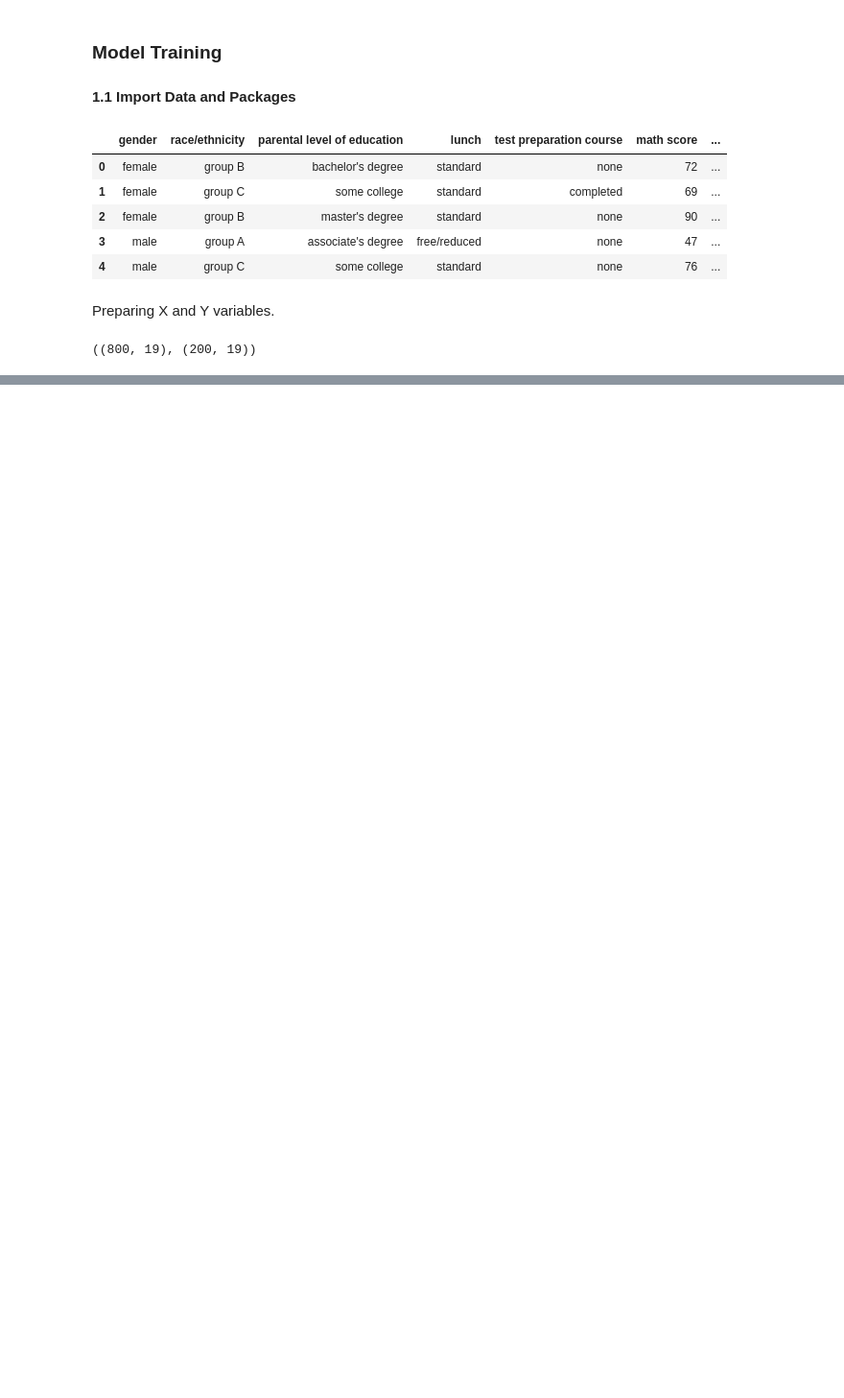
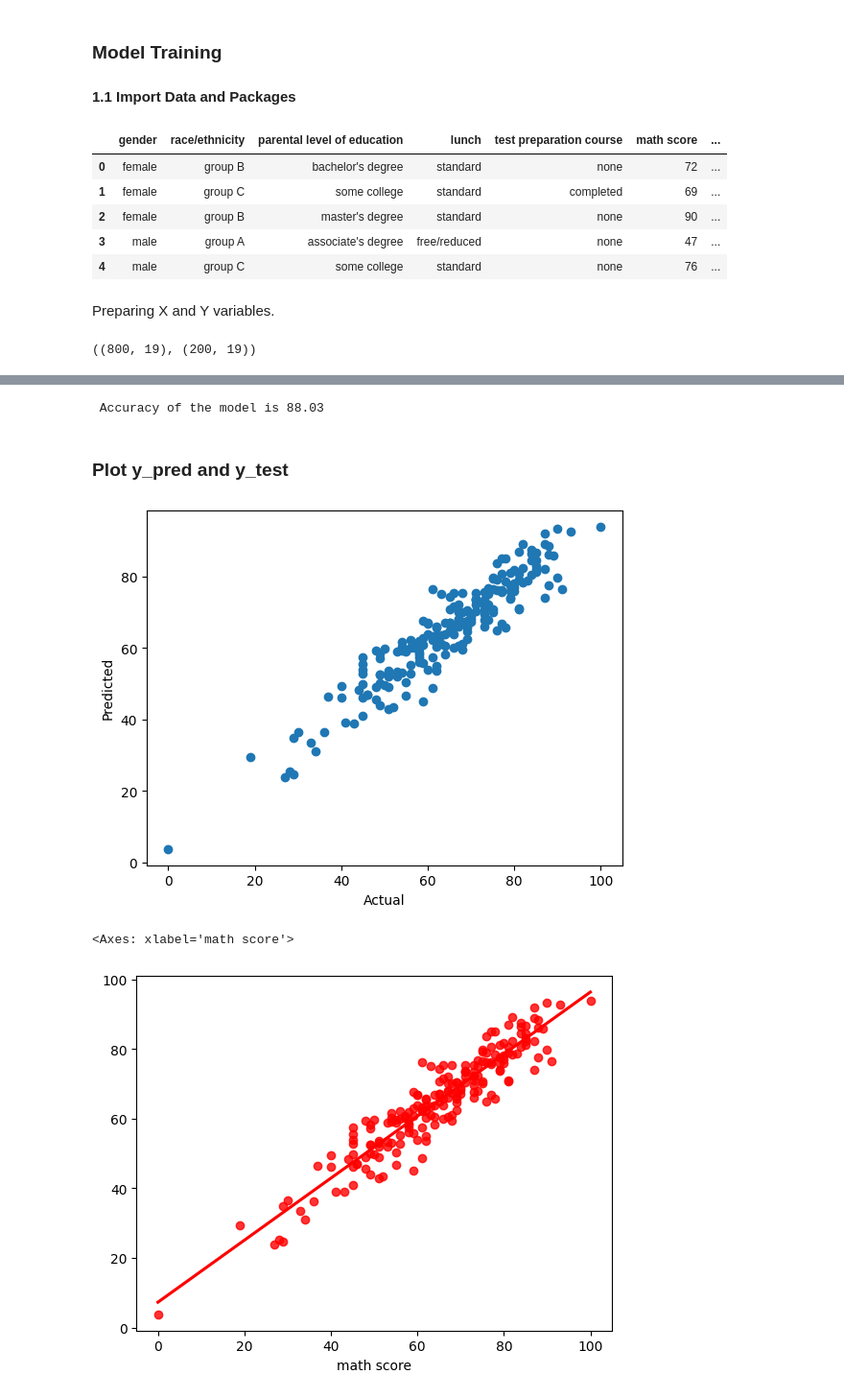
Before and after one commit to xHaoZhan/mlproject, a Jupyter notebook: notebook/Model Training.ipynb, the cells around one changed output, grey strips where cells are left out. Shown: that part at 96% size. Drawn from its saved outputs; the diff is of its cells as text; code cells hidden in the pictures; blank space fills up the shorter version.

Commit message:
EDA and Setting up training model

```diff
--- a/notebook/Model Training.ipynb
+++ b/notebook/Model Training.ipynb
@@ -66,7 +66,7 @@ X_train.shape, X_test.shape
 
 def evaluate_model(true_value, predicted_value):
     mae = mean_absolute_error(true_value, predicted_value)
-    mse = mean_square_error(true_value, predicted_value)
-    rmse = np.sqrt(mean_square_error(true_value, predicted_value))
+    mse = mean_squared_error(true_value, predicted_value)
+    rmse = np.sqrt(mean_squared_error(true_value, predicted_value))
     r2_sqr = r2_score(true_value, predicted_value)
-    return mae, mse, rmse, r2_sqr
+    return mae, rmse, r2_sqr
@@ -84,0 +152,22 @@ models = {
+# %%
+## Predict using linear regression
+lin_model = LinearRegression(fit_intercept=True)
+lin_model = lin_model.fit(X_train, y_train)
+y_pred = lin_model.predict(X_test)
+score = r2_score(y_test, y_pred)*100
+print(" Accuracy of the model is %.2f" %score)
+# %% [output]
+ Accuracy of the model is 88.03
+# %% [markdown]
+### Plot y_pred and y_test
+# %%
+plt.subplot(111)
+plt.scatter(y_test,y_pred)
+plt.xlabel('Actual')
+plt.ylabel('Predicted')
+plt.show()
+sns.regplot(x=y_test,y=y_pred,ci=None,color ='red')
+# %% [output]
+[figure, added]
+<Axes: xlabel='math score'>
+[figure, added]
```
Also changed, not shown: parts of 5 cells of this notebook, 4 other files.
